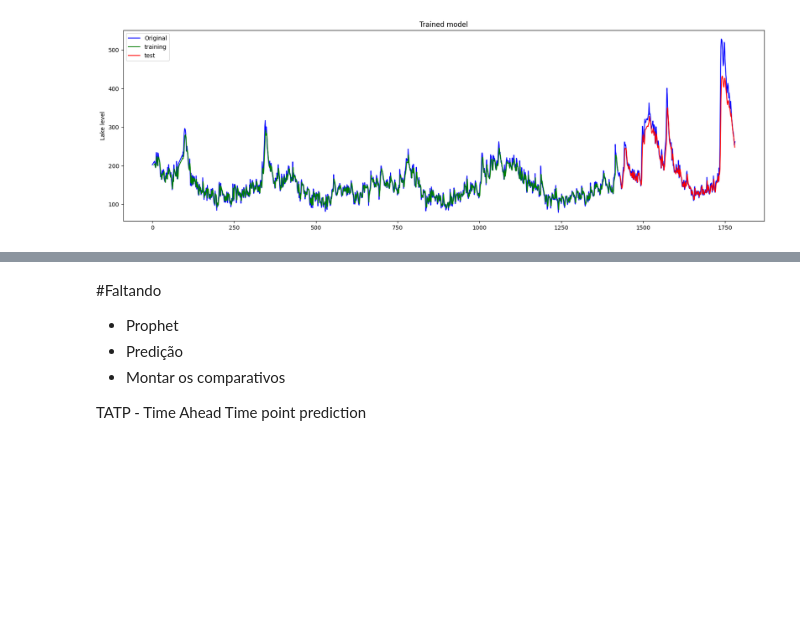
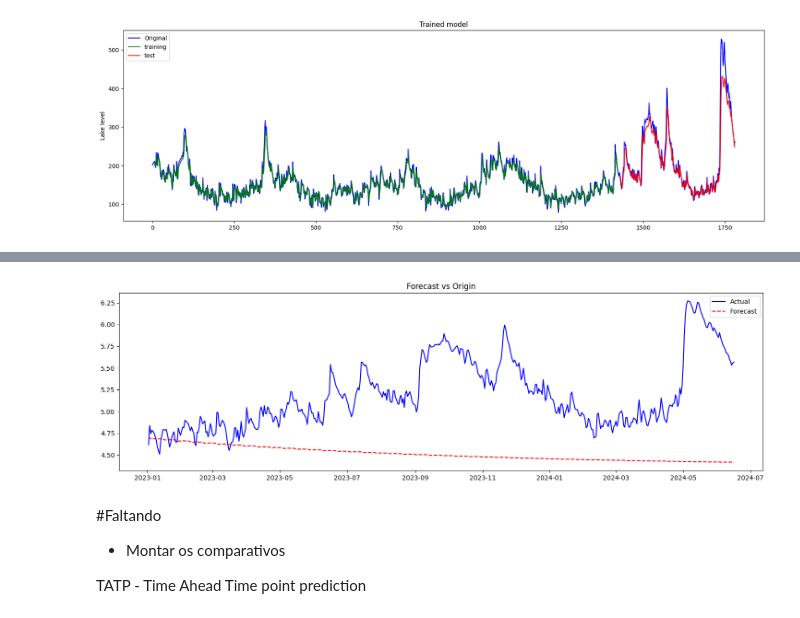
Before and after one commit to ThierrryScotto/cais_maua, a Jupyter notebook: up_to_date_cais_maua_time_series.ipynb, the cells around one changed output, grey strips where cells are left out. Cells and saved outputs as stored; diff of their text form; code cells hidden in the pictures; blank space fills up the shorter version.

```diff
--- a/up_to_date_cais_maua_time_series.ipynb
+++ b/up_to_date_cais_maua_time_series.ipynb
@@ -1608,0 +1696,6 @@ plt.show()
+# %%
+forecast = sarima_model.get_forecast(steps=len(df_test))
+# %%
+forecast_df = forecast.conf_int()
+forecast_df['forecast'] = forecast.predicted_mean
+forecast_df
@@ -1609,7 +1716,17 @@ plt.show()
+# %%
+train_forecast = scaler_inverse(forecast_df['forecast'].values.reshape(-1, 1))[-len(df_test):]
+origin = scaler_inverse(df_test.values.reshape(-1, 1))
+
+plt.figure(figsize=(18, 5))
+plt.plot(df_test.index, origin, color='b', label='Actual')
+plt.plot(forecast_df.index, train_forecast, color='r', label='Forecast', linestyle='--')
+plt.title('Forecast vs Origin')
+plt.legend()
+plt.show()
+# %% [output]
+[figure, added]
 # %% [markdown]
 #Faltando
-*   Prophet
-*   Predição
 *   Montar os comparativos
 
 TATP - Time Ahead Time point prediction
```
Also changed, not shown: parts of 19 cells of this notebook.
